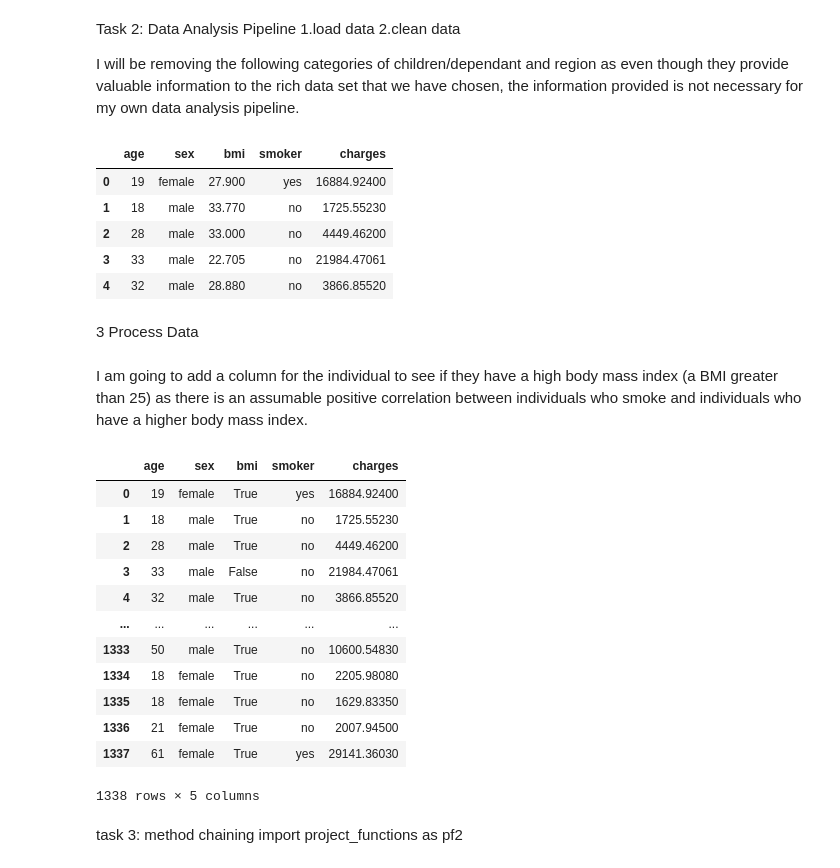
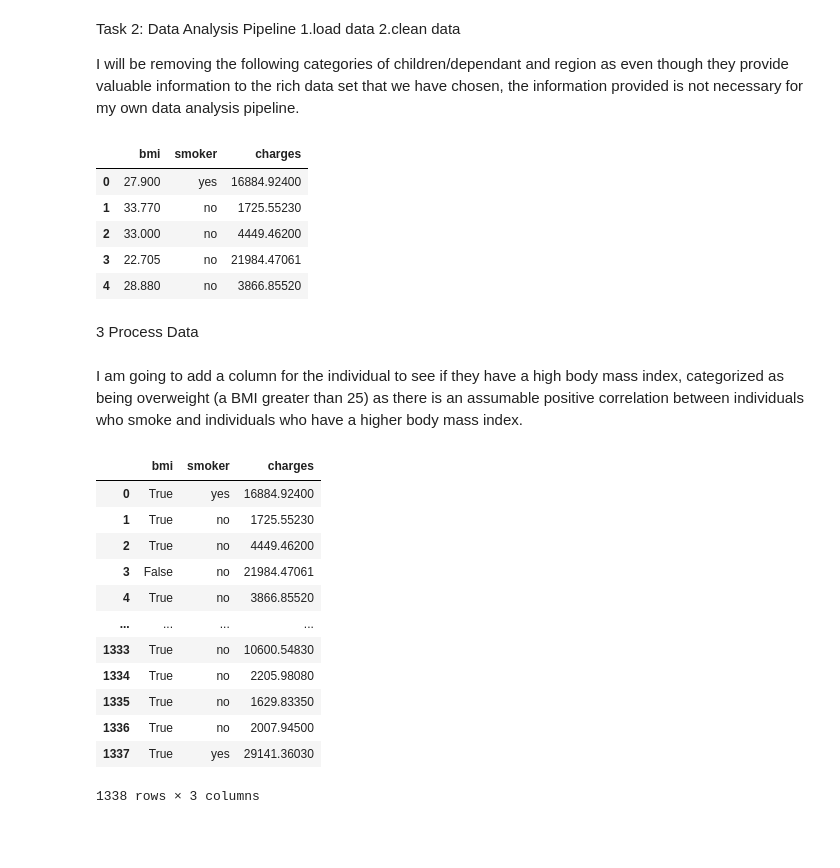
Before and after one commit to ubco-W2022T1-cosc301/project-group45, a Jupyter notebook: notebooks/analysis1.ipynb, the cells around one changed output. Saved outputs shown, nothing was run; the diff lists cells and outputs as text; code cells hidden in the pictures; blank space fills up the shorter version.

```diff
--- a/notebooks/analysis1.ipynb
+++ b/notebooks/analysis1.ipynb
@@ -110,36 +110,33 @@ Task 2: Data Analysis Pipeline
 I will be removing the following categories of children/dependant and region as even though they provide valuable information to the rich data set that we have chosen, the information provided is not necessary for my own data analysis pipeline.
 # %%
 med_data
-data_cleaned = med_data.copy().drop(['children','region'], axis=1)
+data_cleaned = med_data.copy().drop(['children','region', 'age', 'sex'], axis=1)
 data_cleaned.head()
 # %% [output]
-|  | age | sex | bmi | smoker | charges |
-| 0 | 19 | female | 27.900 | yes | 16884.92400 |
-| 1 | 18 | male | 33.770 | no | 1725.55230 |
-| 2 | 28 | male | 33.000 | no | 4449.46200 |
-| 3 | 33 | male | 22.705 | no | 21984.47061 |
-| 4 | 32 | male | 28.880 | no | 3866.85520 |
+|  | bmi | smoker | charges |
+| 0 | 27.900 | yes | 16884.92400 |
+| 1 | 33.770 | no | 1725.55230 |
+| 2 | 33.000 | no | 4449.46200 |
+| 3 | 22.705 | no | 21984.47061 |
+| 4 | 28.880 | no | 3866.85520 |
 # %% [markdown]
 3 Process Data
 # %% [markdown]
-I am going to add a column for the individual to see if they have a high body mass index (a BMI greater than 25) as there is an assumable positive correlation between individuals who smoke and individuals who have a higher body mass index.
+I am going to add a column for the individual to see if they have a high body mass index, categorized as being overweight (a BMI greater than 25) as there is an assumable positive correlation between individuals who smoke and individuals who have a higher body mass index.
 # %%
 data_cleaned["bmi"]= data_cleaned["bmi"] > 25
 data_cleaned
 # %% [output]
-|  | age | sex | bmi | smoker | charges |
-| 0 | 19 | female | True | yes | 16884.92400 |
-| 1 | 18 | male | True | no | 1725.55230 |
-| 2 | 28 | male | True | no | 4449.46200 |
-| 3 | 33 | male | False | no | 21984.47061 |
-| 4 | 32 | male | True | no | 3866.85520 |
-| ... | ... | ... | ... | ... | ... |
-| 1333 | 50 | male | True | no | 10600.54830 |
-| 1334 | 18 | female | True | no | 2205.98080 |
-| 1335 | 18 | female | True | no | 1629.83350 |
-| 1336 | 21 | female | True | no | 2007.94500 |
-| 1337 | 61 | female | True | yes | 29141.36030 |
+|  | bmi | smoker | charges |
+| 0 | True | yes | 16884.92400 |
+| 1 | True | no | 1725.55230 |
+| 2 | True | no | 4449.46200 |
+| 3 | False | no | 21984.47061 |
+| 4 | True | no | 3866.85520 |
+| ... | ... | ... | ... |
+| 1333 | True | no | 10600.54830 |
+| 1334 | True | no | 2205.98080 |
+| 1335 | True | no | 1629.83350 |
+| 1336 | True | no | 2007.94500 |
+| 1337 | True | yes | 29141.36030 |
-1338 rows × 5 columns
+1338 rows × 3 columns
-# %% [markdown]
-task 3: method chaining
-import project_functions as pf2
```
Also changed, not shown: parts of 6 cells of this notebook.
